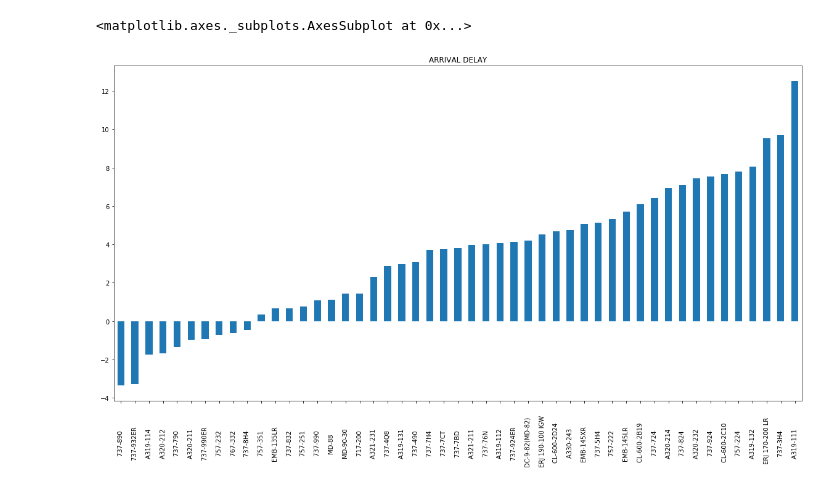
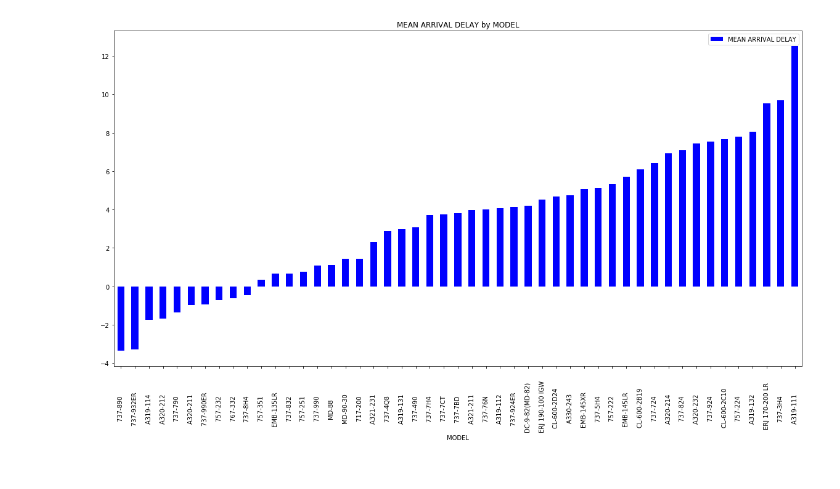
Before and after one commit to koryakinp/SCS-3250-Group-9-project, a Jupyter notebook: delay-vs-aircraft.ipynb, the cells around one changed output. Drawn from its saved outputs; the diff is of its cells as text; code cells hidden in the pictures.

```diff
--- a/delay-vs-aircraft.ipynb
+++ b/delay-vs-aircraft.ipynb
@@ -15,3 +16,4 @@ pd.options.display.max_rows = 10
 # %%
-planes = pd.read_csv('planes.csv', low_memory=False)
+planes = pd.read_csv('data/planes.csv', low_memory=False)
 flights = pd.read_csv('data/flights.csv', low_memory=False, usecols=['TAIL_NUMBER','ARRIVAL_DELAY'])
+planes
@@ -26,10 +37,13 @@ mean_delay_by_model = mean_delay_by_model.sort_values(by='MEAN')
-# %%
-countries = mean_delay_by_model.query('COUNT>10000')['MODEL'].tolist()
-extensions = mean_delay_by_model.query('COUNT>10000')['MEAN'].tolist()
-data = {'extension' : pd.Series(extensions, index=countries)}
-
-df = pd.DataFrame(data)
-df[c].plot(kind='bar', figsize=(20, 10), title='ARRIVAL DELAY')
-# %% [output]
-<matplotlib.axes._subplots.AxesSubplot at 0x...>
-[figure, removed]
+# %%
+def display_mean_arrival_delay(source,groupby,mincount,title,sortby,color):
+    df = pd.DataFrame(source[[groupby,'ARRIVAL_DELAY']].groupby([groupby]).agg(['mean', 'count']).reset_index())
+    df.columns = df.columns.get_level_values(0)
+    df.columns = [groupby,title,'COUNT']
+    df = df.query('COUNT>'+mincount)
+    df = df.sort_values(by=sortby)
+    df = df.set_index(groupby)
+    df.plot(kind='bar', figsize=(20, 10), title=title + ' by ' + groupby, y=title,color=color)
+# %%
+display_mean_arrival_delay(merge,'MODEL','10000','MEAN ARRIVAL DELAY','MEAN ARRIVAL DELAY','blue')
+# %% [output]
+[figure, added]
```
Also changed, not shown: parts of 7 cells of this notebook.
